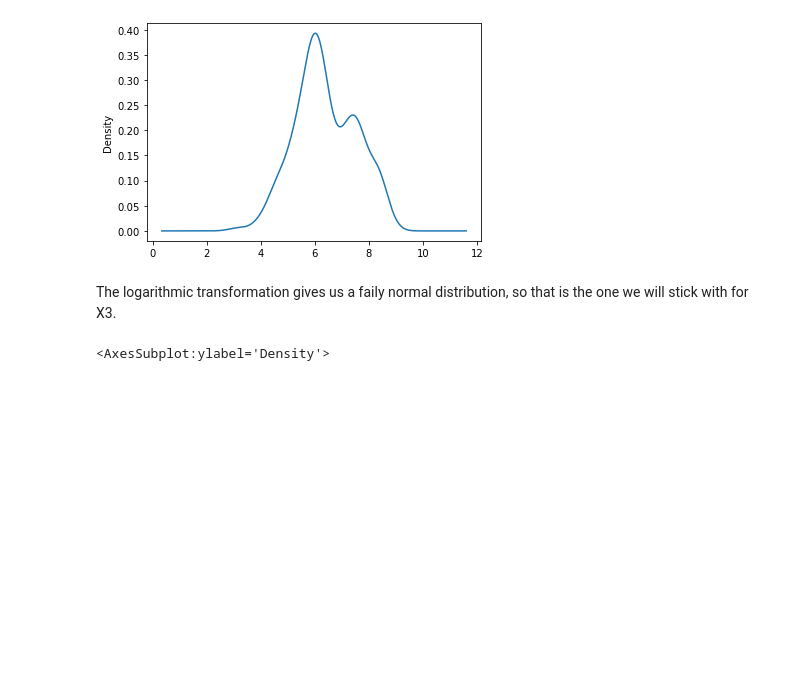
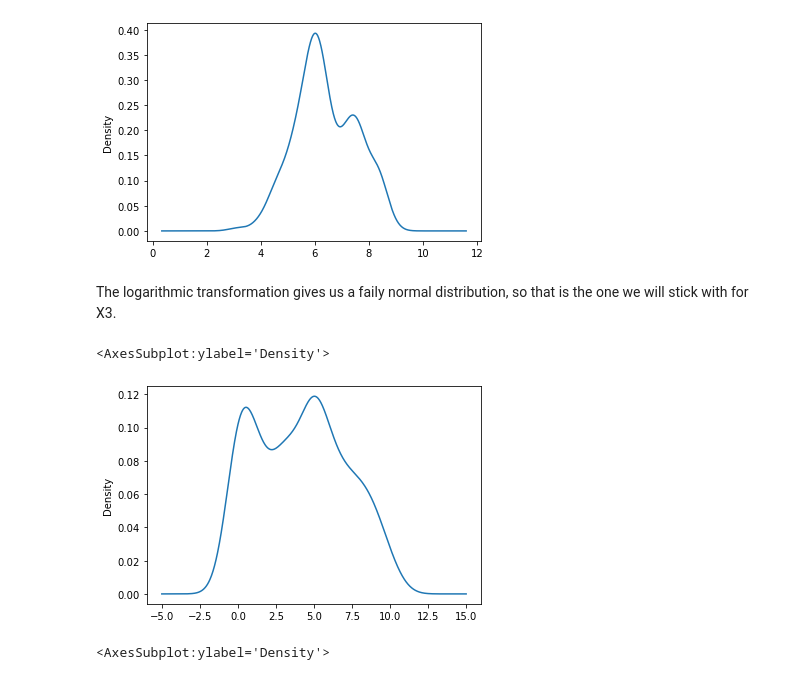
Before and after one commit to mencer456/Assignment-2-Linear-Regression, a Jupyter notebook: Assignment2.ipynb, the cells around one changed output. Saved outputs shown, nothing was run; the diff lists cells and outputs as text; code cells hidden in the pictures; blank space fills up the shorter version.

```diff
--- a/Assignment2.ipynb
+++ b/Assignment2.ipynb
@@ -279,6 +279,11 @@ df['X3_log'].plot.density()
 [figure]
 # %% [markdown]
 The logarithmic transformation gives us a faily normal distribution, so that is the one we will stick with for X3.
+# %%
+df['X4 number of convenience stores'].plot.density() # DISCRETE?
+# %% [output]
+<AxesSubplot:ylabel='Density'>
+[figure, added]
 # %%
 df['X5 latitude'].plot.density()
 # %% [output]
```
Also changed, not shown: parts of 37 cells of this notebook.
